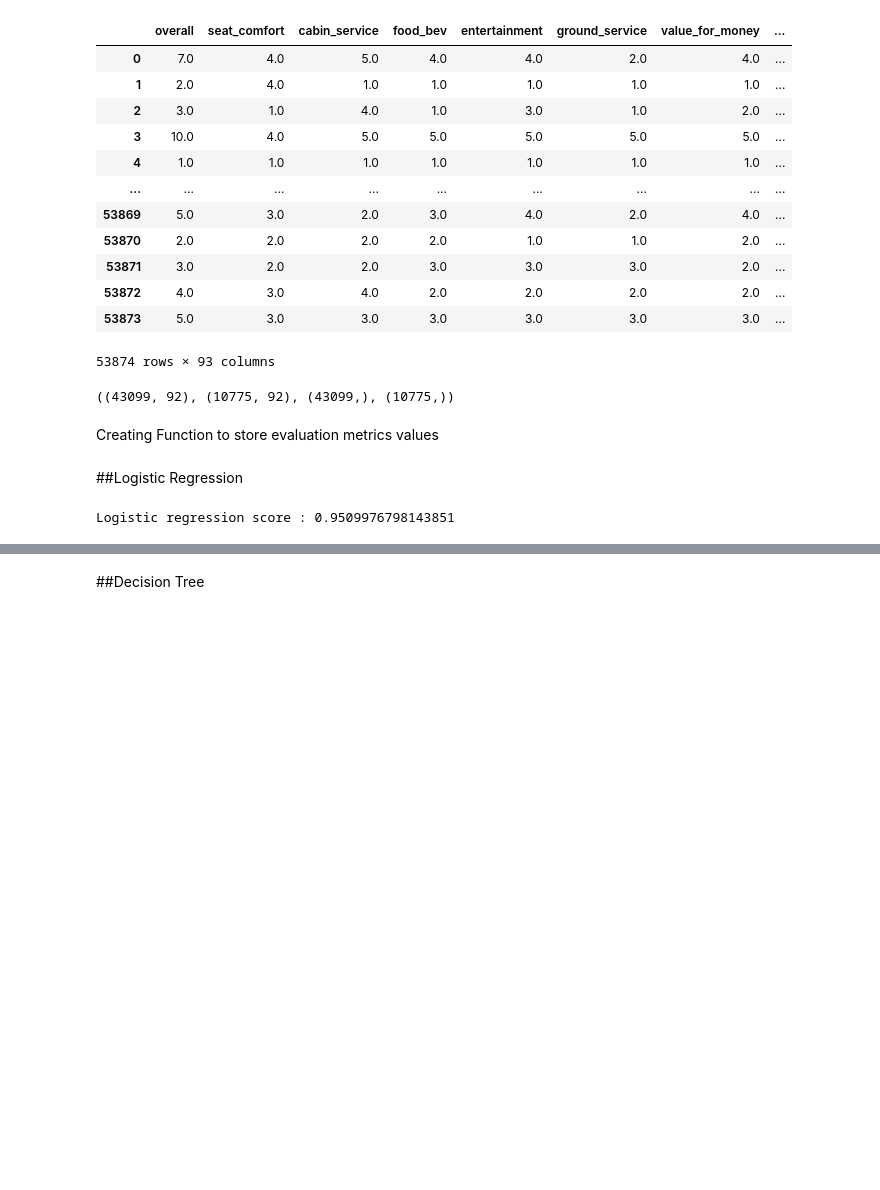
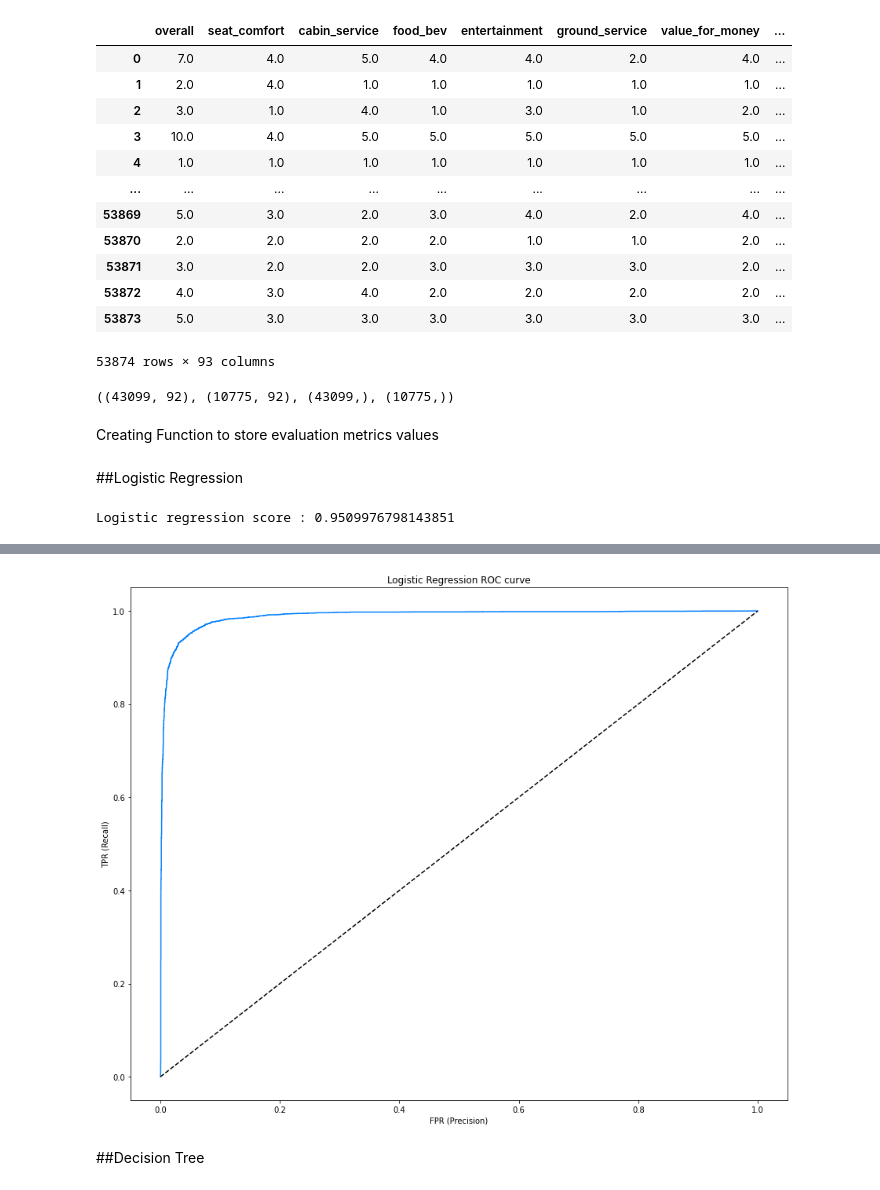
Before and after one commit to Ashfaquesayyed/Airline-passenger-referal-prediction, a Jupyter notebook: airline_passenger_referal_prediction_.ipynb, the cells around one changed output, grey strips where cells are left out. Cells and saved outputs as stored; diff of their text form; code cells hidden in the pictures; blank space fills up the shorter version.

```diff
--- a/airline_passenger_referal_prediction_.ipynb
+++ b/airline_passenger_referal_prediction_.ipynb
@@ -588,3 +588,18 @@ Accuracy score % of the model is 95.1%
+# %%
+#ROC curve
+lr_probability =lr.predict_proba(X_test)[::,1]
+
+fpr, tpr, _ = roc_curve(y_test, lr_probability)
+
+plt.title('Logistic Regression ROC curve')
+plt.xlabel('FPR (Precision)')
+plt.ylabel('TPR (Recall)')
+
+plt.plot(fpr,tpr)
+plt.plot((0,1), ls='dashed',color='black')
+plt.show()
+# %% [output]
+[figure, added]
 # %% [markdown]
 ##Decision Tree
 # %%
```
Also changed, not shown: parts of 14 cells of this notebook.
